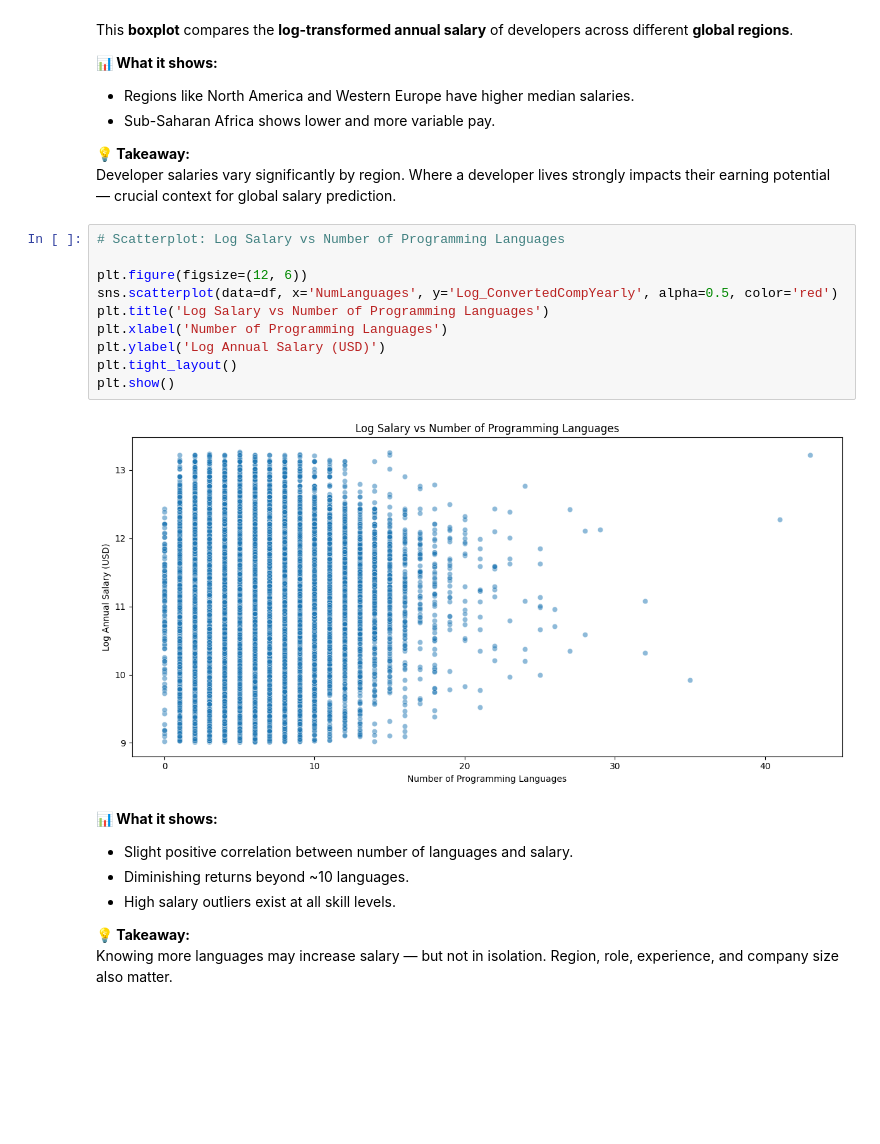
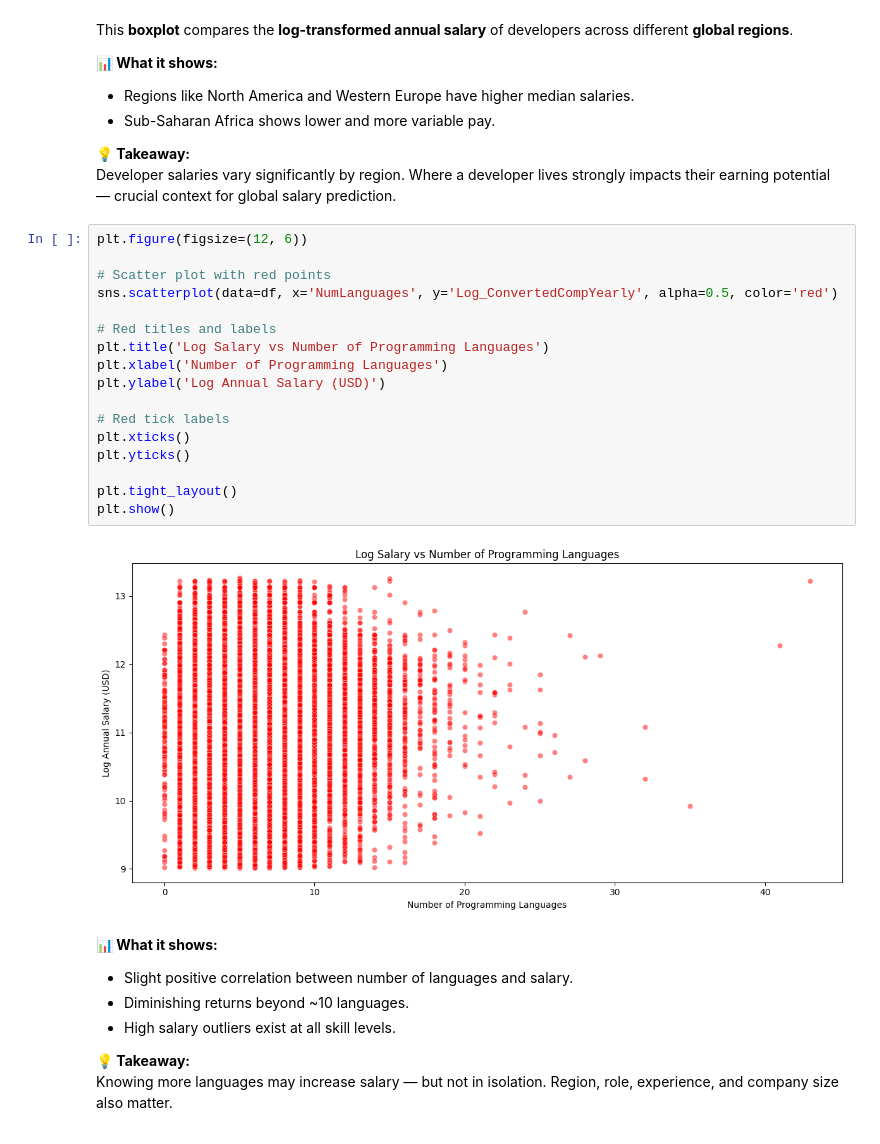
Before and after one commit to Owiti-Charles/Developers-Salary-Predictor, a Jupyter notebook: notebook_final.ipynb, the cells around one changed output. Drawn from its saved outputs; the diff is of its cells as text; blank space fills up the shorter version.

Commit message:
Visual updates

```diff
--- a/notebook_final.ipynb
+++ b/notebook_final.ipynb
@@ -1515,17 +1515,24 @@ This **boxplot** compares the **log-transformed annual salary** of developers ac
 **💡 Takeaway:**
 Developer salaries vary significantly by region. Where a developer lives strongly impacts their earning potential — crucial context for global salary prediction.
 # %%
-# Scatterplot: Log Salary vs Number of Programming Languages
+plt.figure(figsize=(12, 6))
 
-plt.figure(figsize=(12, 6))
+# Scatter plot with red points
 sns.scatterplot(data=df, x='NumLanguages', y='Log_ConvertedCompYearly', alpha=0.5, color='red')
+
+# Red titles and labels
 plt.title('Log Salary vs Number of Programming Languages')
 plt.xlabel('Number of Programming Languages')
 plt.ylabel('Log Annual Salary (USD)')
+
+# Red tick labels
+plt.xticks()
+plt.yticks()
+
 plt.tight_layout()
 plt.show()
 # %% [output]
-[figure, old version]
+[figure, new version]
 # %% [markdown]
 
 **📊 What it shows:**
```
Also changed, not shown: parts of 4 cells of this notebook.
